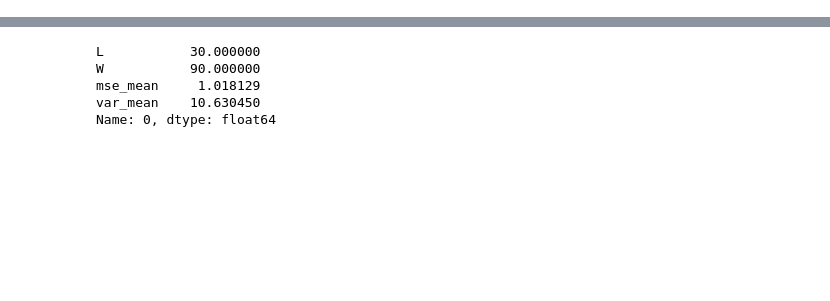
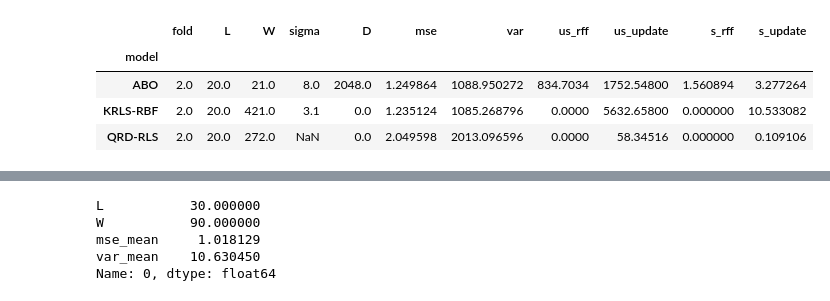
Before and after one commit to luisontaneda/adaptive-benign-overfitting, a Jupyter notebook: experiments/gridsearch/EURUSD/get_best_hyp_test_score.ipynb, the cells around one changed output, grey strips where cells are left out. Cells and saved outputs as stored; diff of their text form; code cells hidden in the pictures; blank space fills up the shorter version.

```diff
--- a/experiments/gridsearch/EURUSD/get_best_hyp_test_score.ipynb
+++ b/experiments/gridsearch/EURUSD/get_best_hyp_test_score.ipynb
@@ -4,0 +13,11 @@ df = pd.read_csv('../../../results/gridsearch/EURUSD/mse_var_grid_1_best_hyp.csv
+# %%
+import pandas as pd
+
+df = pd.read_csv('../../../results/gridsearch/EURUSD/best_test_11_02_26_idd_rff_log11.csv')
+df.groupby("model").mean()
+# %% [output]
+|  | fold | L | W | sigma | D | mse | var | us_rff | us_update | s_rff | s_update |
+| model |  |  |  |  |  |  |  |  |  |  |  |
+| ABO | 2.0 | 20.0 | 21.0 | 8.0 | 2048.0 | 1.249864 | 1088.950272 | 834.7034 | 1752.54800 | 1.560894 | 3.277264 |
+| KRLS-RBF | 2.0 | 20.0 | 421.0 | 3.1 | 0.0 | 1.235124 | 1085.268796 | 0.0000 | 5632.65800 | 0.000000 | 10.533082 |
+| QRD-RLS | 2.0 | 20.0 | 272.0 | NaN | 0.0 | 2.049598 | 2013.096596 | 0.0000 | 58.34516 | 0.000000 | 0.109106 |
```
Also changed, not shown: parts of 6 cells of this notebook, 43 other files.
